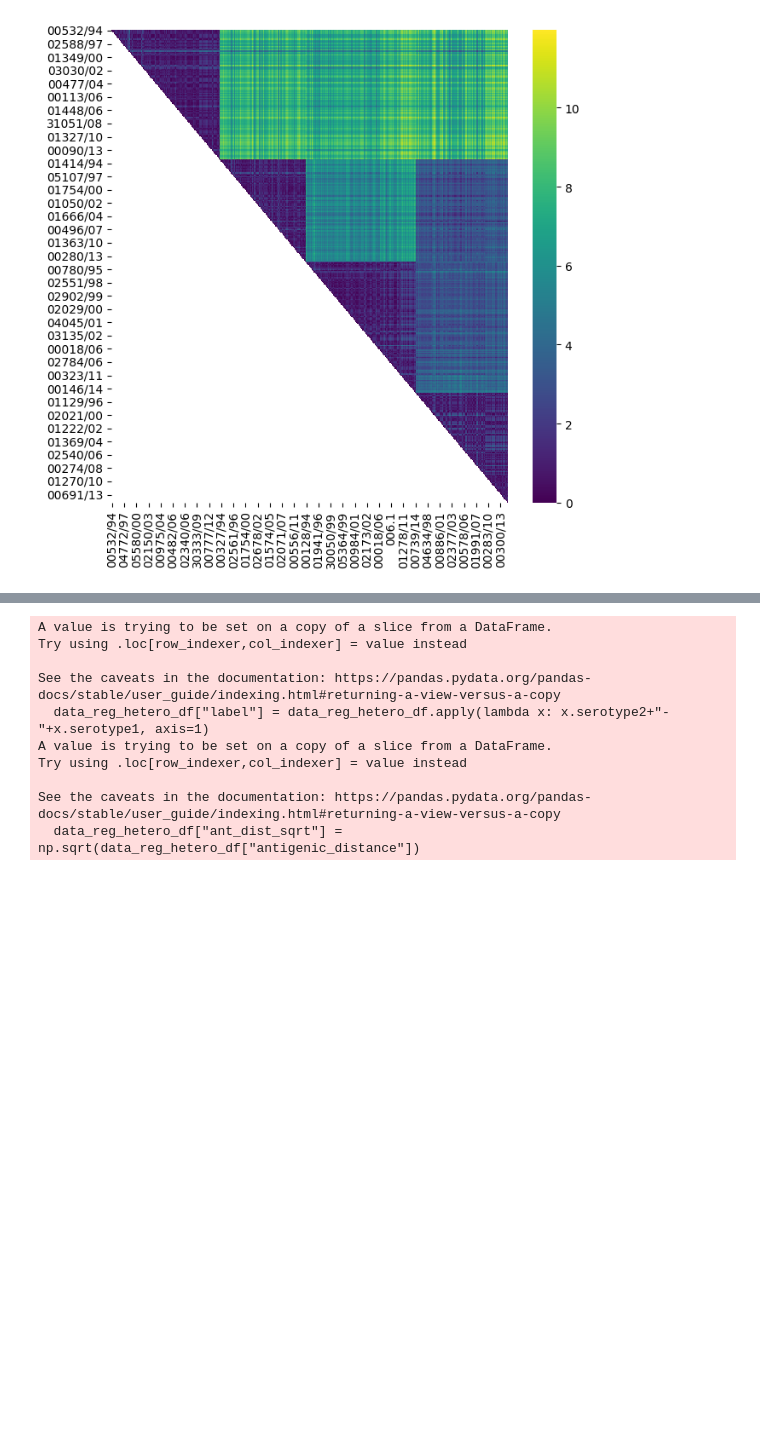
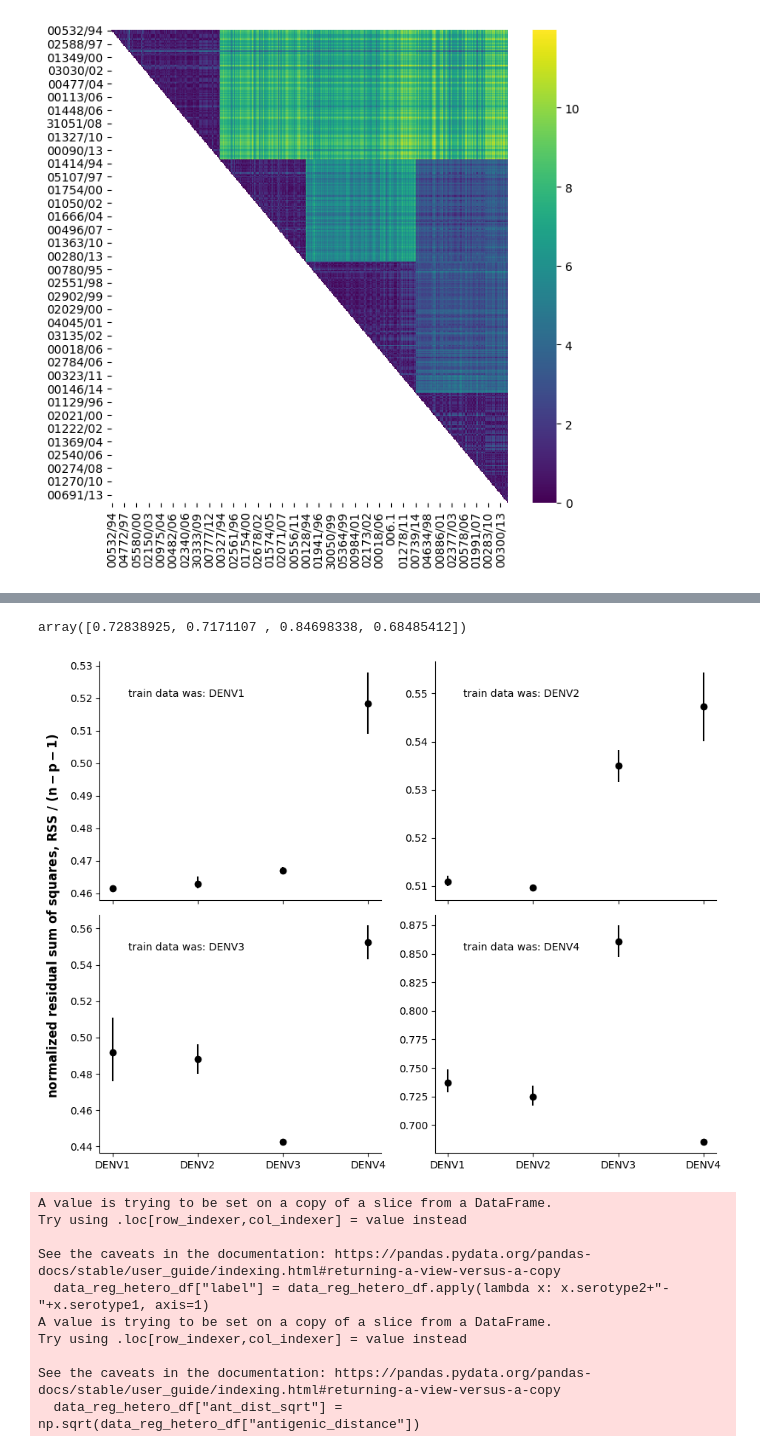
Before and after one commit to ChaosDonkey06/Stats-ML4Genomics, a Jupyter notebook: regression.ipynb, the cells around one changed output, grey strips where cells are left out. Saved outputs shown, nothing was run; the diff lists cells and outputs as text; code cells hidden in the pictures; blank space fills up the shorter version.

```diff
--- a/regression.ipynb
+++ b/regression.ipynb
@@ -369 +388,33 @@ See the caveats in the documentation: https://pandas.pydata.org/pandas-docs/stab
+# %%
+#rss_all[:, i_sero, :].shape
+
+
+quant       = np.quantile(rss_all[:, i_sero, :], q=[1-0.05, 0.05], axis=-1)
+quant[1, :]
+# %% [output]
+array([0.72838925, 0.7171107 , 0.84698338, 0.68485412])
+# %%
+fig, ax = plt.subplots(2, 2, figsize=(9.5, 7.2), sharex=True)
+
+for i_sero, axi in enumerate(ax.flatten()):
+
+    #bplot = axi.boxplot(rss_all[:, i_sero, :].T,
+    #                        patch_artist = True,       # fill with color
+    #                        labels       = serotypes)  # will be used to label x-ticks
+
+    mean_sero = np.mean(rss_all[:, i_sero, :], -1)
+    quant     = np.quantile(rss_all[:, i_sero, :], q=[1-0.05, 0.05], axis=-1)
+    axi.scatter(serotypes, mean_sero, color="k")
+    axi.vlines(x    = serotypes,
+              ymin = quant[1, :], ymax=quant[0, :], color="k")
+
+    axi.spines["right"].set_visible(False)
+    axi.spines["top"].set_visible(False)
+
+    axi.text(s=f"train data was: {serotypes[i_sero]}", x=0.1, y=0.85, transform=axi.transAxes)
+
+fig.supylabel(r"normalized residual sum of squares, RSS / $\mathbf{(n-p-1)}$", weight="bold")
+plt.tight_layout()
+# %% [output]
+[figure, added]
 # %%
```
Also changed, not shown: parts of 8 cells of this notebook, 8 other files.
